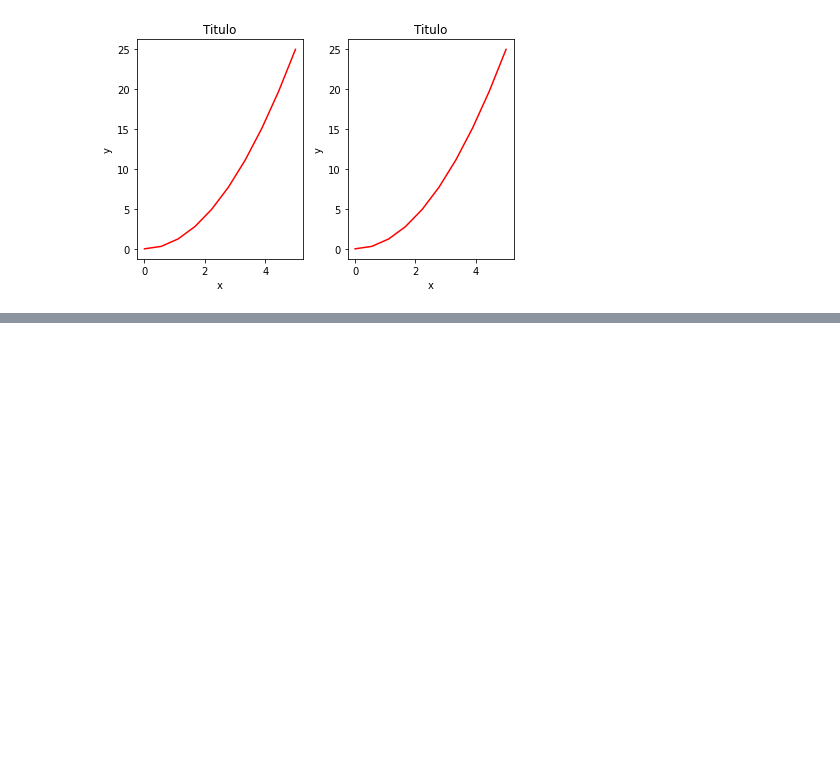
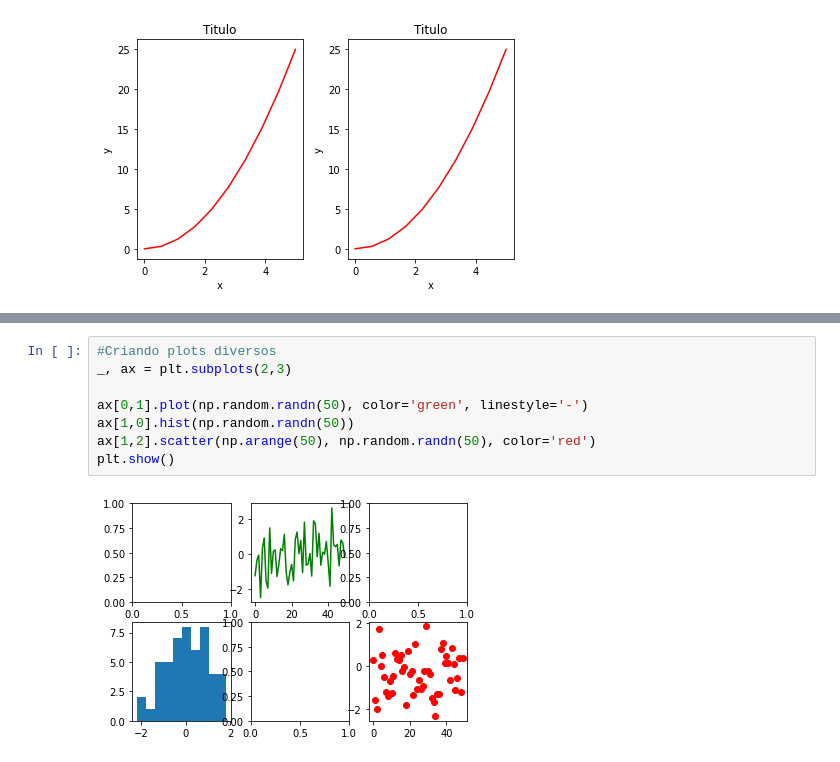
Before and after one commit to jonathan-JIPSlok/DataScience, a Jupyter notebook: Graficos_matplotlib/main.ipynb, the cells around one changed output, grey strips where cells are left out. Saved outputs shown, nothing was run; the diff lists cells and outputs as text; blank space fills up the shorter version.

```diff
--- a/Graficos_matplotlib/main.ipynb
+++ b/Graficos_matplotlib/main.ipynb
@@ -195,0 +220,10 @@ fig.tight_layout()
+# %%
+#Criando plots diversos
+_, ax = plt.subplots(2,3)
+
+ax[0,1].plot(np.random.randn(50), color='green', linestyle='-')
+ax[1,0].hist(np.random.randn(50))
+ax[1,2].scatter(np.arange(50), np.random.randn(50), color='red')
+plt.show()
+# %% [output]
+[figure, added]
```
Also changed, not shown: parts of 11 cells of this notebook.
